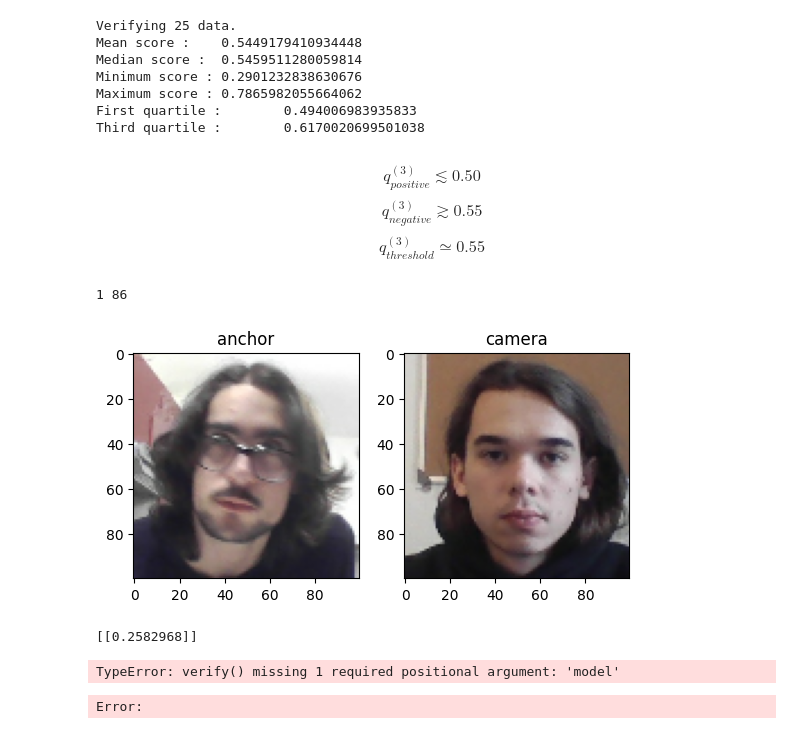
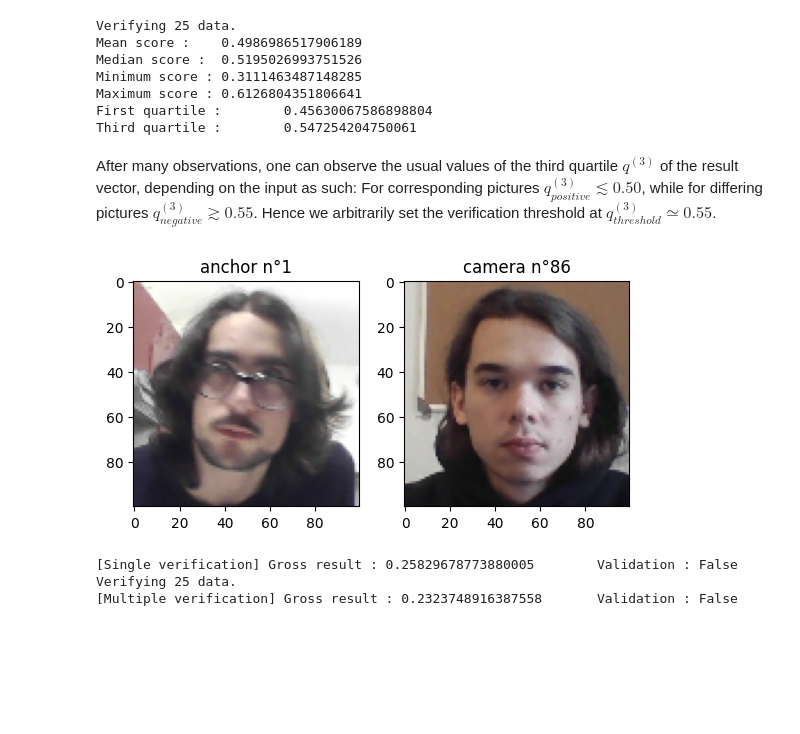
Before and after one commit to xafras/RFTL2, a Jupyter notebook: live.ipynb, the cells around one changed output. Saved outputs shown, nothing was run; the diff lists cells and outputs as text; code cells hidden in the pictures; blank space fills up the shorter version.

Commit message:
transfered verify function to src

```diff
--- a/live.ipynb
+++ b/live.ipynb
@@ -8,20 +8,19 @@ siamese_model = make_siamese_model(make_embedding())
 siamese_model.load_weights(os.path.join(SAVED_MODEL_PATH, f"{file_name}.h5"))
 # %%
 # results = verify(siamese_model,ver_path=r'C:\Users\xafra\Documents\2A\Cassiopée\b\RFTL2\data\verification_demo')
-results = verify(siamese_model,ver_path=ANC_PATH)
+results = get_verify_result(siamese_model,ver_path=ANC_PATH)
 mean, median, min, max = np.mean(results), np.median(results), np.min(results), np.max(results)
 print(f"Mean score :\t{mean}\nMedian score :\t{median}\nMinimum score :\t{min}\nMaximum score :\t{max}")
 first_quartile, third_quartile = np.quantile(results, 0.25), np.quantile(results, 0.75)
 print(f"First quartile :\t{first_quartile}\nThird quartile :\t{third_quartile}")
 # %% [output]
 Verifying 25 data.
-Mean score :    0.5449179410934448
-Median score :  0.5459511280059814
-Minimum score : 0.2901232838630676
-Maximum score : 0.7865982055664062
-First quartile :        0.494006983935833
-Third quartile :        0.6170020699501038
+Mean score :    0.4986986517906189
+Median score :  0.5195026993751526
+Minimum score : 0.3111463487148285
+Maximum score : 0.6126804351806641
+First quartile :        0.45630067586898804
+Third quartile :        0.547254204750061
 # %% [markdown]
-$$q^{(3)}_{positive} \lesssim 0.50$$
-$$q^{(3)}_{negative} \gtrsim 0.55$$
-$$q^{(3)}_{threshold} \simeq 0.55$$
+After many observations, one can observe the usual values of the third quartile $q^{(3)}$ of the result vector, depending on the input as such:
+For corresponding pictures $q^{(3)}_{positive} \lesssim 0.50$, while for differing pictures $q^{(3)}_{negative} \gtrsim 0.55$. Hence we arbitrarily set the verification threshold at $q^{(3)}_{threshold} \simeq 0.55$.
@@ -30,27 +31,31 @@ k,m =0,0
 # %%
-# k = np.random.randint(0, len(os.listdir(ANC_PATH)))
-# m = np.random.randint(0, len(os.listdir(VER_PATH)))
 anc_path = ANC_PATH
 ver_path = r'C:\Users\xafra\Documents\2A\Cassiopée\b\RFTL2\data\verification_demo'
 k+=1
 m-=1
 k %= len(os.listdir(anc_path)); m %= len(os.listdir(ver_path))
-print(k,m)
+
+#   preprocess
 anchor_file_path = os.path.join(anc_path, os.listdir(anc_path)[k])
 verify_file_path = os.path.join(ver_path, os.listdir(ver_path)[m])
-
 test_input = np.array(preprocess(anchor_file_path))
 test_val = np.array(preprocess(verify_file_path))
-plot_images_b2b(test_input, test_val, title1='anchor', title2='camera')
+
+#   Display pictures and print results
+plot_images_b2b(test_input, test_val, title1=f"anchor n°{k}", title2=f"camera n°{m}")
 
 result = siamese_model.predict([np.array([test_input]), np.array([test_val])])
-print(result)
+print(f"[Single verification] Gross result : {np.mean(result)}\tValidation : {np.mean(result) > VERIFICATION_THRESHOLD}")
+quartile_result = verify(siamese_model, verify_file_path, anc_path)
+print(f"[Multiple verification] Gross result : {quartile_result}\tValidation : {quartile_result > VERIFICATION_THRESHOLD}")
 # %% [output]
+[figure, new version]
-1 86
+[Single verification] Gross result : 0.25829678773880005        Validation : False
+Verifying 25 data.
+[Multiple verification] Gross result : 0.2323748916387558       Validation : False
-[figure, old version]
-[[0.2582968]]
 # %%
 LIVE_PATH = os.path.join('data', 'live')
+live_file_path = os.path.join(LIVE_PATH, 'input_image.jpg')
 
 cap = cv2.VideoCapture(0)
 while cap.isOpened():
@@ -61,15 +66,21 @@ while cap.isOpened():
 
     # Verification trigger
     if cv2.waitKey(10) & 0xFF == ord('v'):
-        cv2.imwrite(os.path.join(LIVE_PATH, 'input_image.jpg'), frame)
+        cv2.imwrite(live_file_path, frame)
+        plt.figure()
+
         # Run verification
-        print(verify(siamese_model, ver_path=LIVE_PATH))
+        quartile_result = verify(siamese_model, live_file_path)
+        print(f"[Multiple verification] Gross result : {quartile_result}\tValidation : {quartile_result > VERIFICATION_THRESHOLD}")
+        os.system('cls')
+        img = preprocess(live_file_path)
+        fig, ax1 = plt.subplots(1, 1)
+        ax1.imshow(img)
+        ax1.set_title("Live reaction")
+        plt.show()
 
     if cv2.waitKey(10) & 0xFF == ord('q'):
         break
 
 cap.release()
 cv2.destroyAllWindows()
-# %% [output]
-TypeError: verify() missing 1 required positional argument: 'model'
-Error:
```
Also changed, not shown: parts of 2 cells of this notebook, 1 other file.
